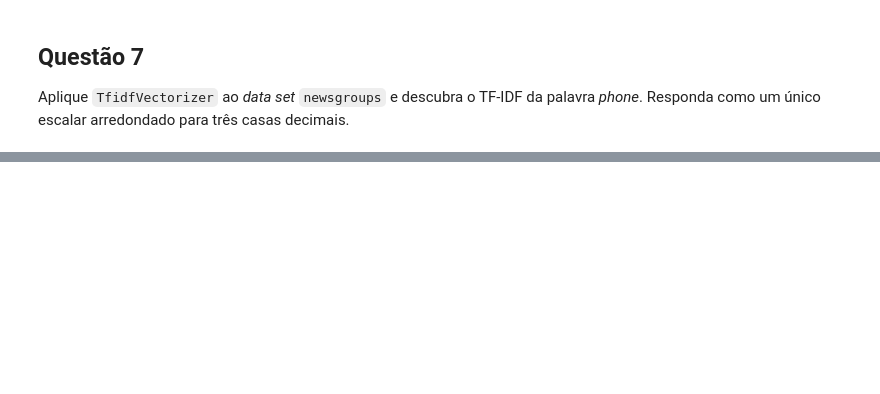
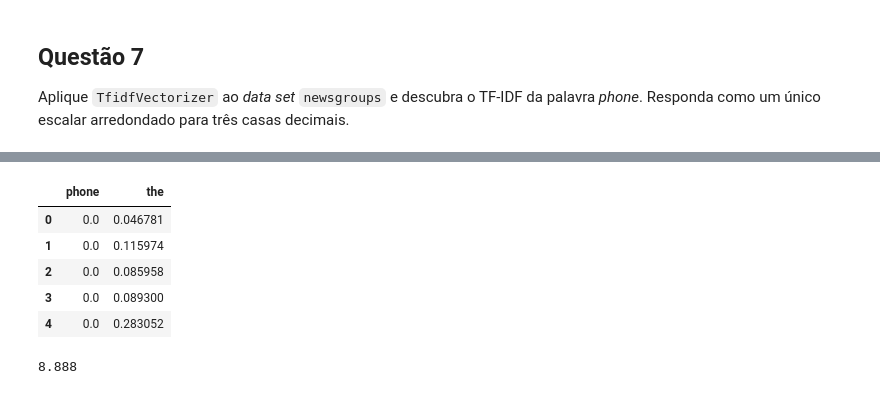
Before and after one commit to viniciusriosfuck/dscodenation, a Jupyter notebook: data-science-4/main.ipynb, the cells around one changed output, grey strips where cells are left out. Cells and saved outputs as stored; diff of their text form; code cells hidden in the pictures; blank space fills up the shorter version.

```diff
--- a/data-science-4/main.ipynb
+++ b/data-science-4/main.ipynb
@@ -535,0 +684,24 @@ def q7():
+# %%
+tfidf_transformer = TfidfTransformer()
+
+tfidf_transformer.fit(newsgroups_counts)
+
+newsgroups_tfidf = tfidf_transformer.transform(newsgroups_counts)
+pd.DataFrame(newsgroups_tfidf[:5, words_idx].toarray(), columns=np.array(count_vectorizer.get_feature_names())[words_idx])
+# %% [output]
+|  | phone | the |
+| 0 | 0.0 | 0.046781 |
+| 1 | 0.0 | 0.115974 |
+| 2 | 0.0 | 0.085958 |
+| 3 | 0.0 | 0.089300 |
+| 4 | 0.0 | 0.283052 |
+# %%
+tfidf_vectorizer = TfidfVectorizer()
+
+tfidf_vectorizer.fit(newsgroups.data)
+
+newsgroups_tfidf_vectorized = tfidf_vectorizer.transform(newsgroups.data)
+pd.DataFrame(newsgroups_tfidf_vectorized[:, words_idx].toarray(),
+             columns=np.array(count_vectorizer.get_feature_names())[words_idx]).sum().loc['phone'].round(3)
+# %% [output]
+8.888
```
Also changed, not shown: parts of 53 cells of this notebook, 2 other files.
